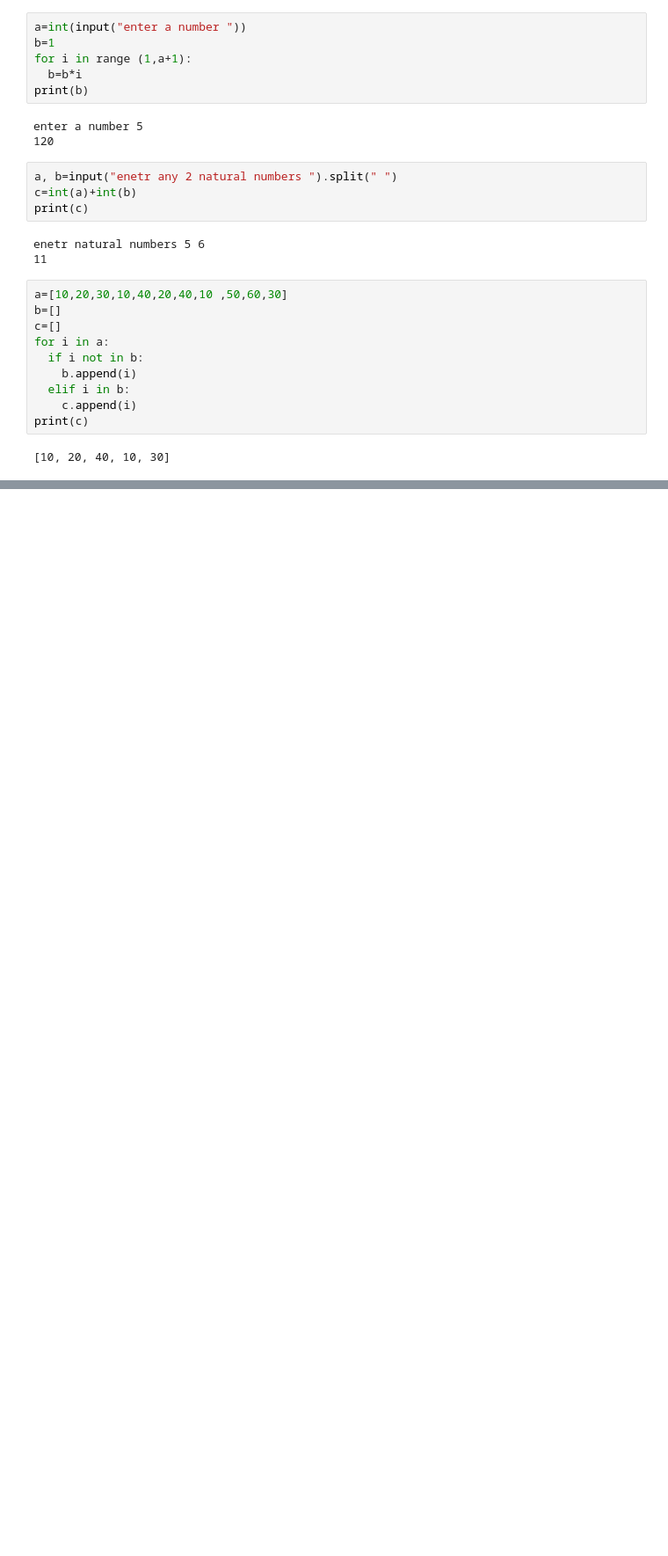
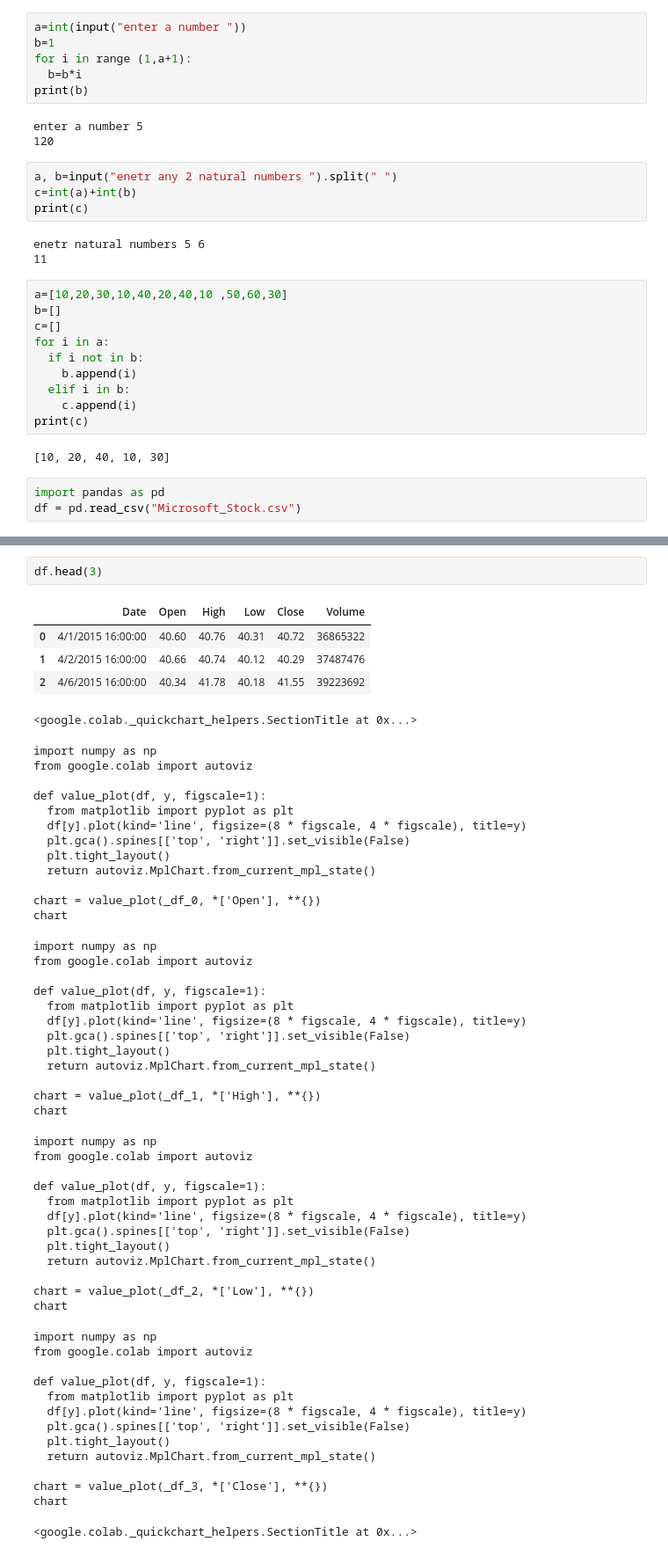
Before and after one commit to Ayush-jk/Spend-Trends, a Jupyter notebook: Untitled4.ipynb, the cells around one changed output, grey strips where cells are left out. Shown at 88% size. Cells and saved outputs as stored; diff of their text form; blank space fills up the shorter version.

```diff
--- a/Untitled4.ipynb
+++ b/Untitled4.ipynb
@@ -130,3 +130,6 @@ for i in a:
 print(c)
 # %% [output]
 [10, 20, 40, 10, 30]
+# %%
+import pandas as pd
+df = pd.read_csv("Microsoft_Stock.csv")
@@ -132,0 +165,57 @@ print(c)
+# %%
+df.head(3)
+# %% [output]
+|  | Date | Open | High | Low | Close | Volume |
+| 0 | 4/1/2015 16:00:00 | 40.60 | 40.76 | 40.31 | 40.72 | 36865322 |
+| 1 | 4/2/2015 16:00:00 | 40.66 | 40.74 | 40.12 | 40.29 | 37487476 |
+| 2 | 4/6/2015 16:00:00 | 40.34 | 41.78 | 40.18 | 41.55 | 39223692 |
+<google.colab._quickchart_helpers.SectionTitle at 0x...>
+import numpy as np
+from google.colab import autoviz
+
+def value_plot(df, y, figscale=1):
+  from matplotlib import pyplot as plt
+  df[y].plot(kind='line', figsize=(8 * figscale, 4 * figscale), title=y)
+  plt.gca().spines[['top', 'right']].set_visible(False)
+  plt.tight_layout()
+  return autoviz.MplChart.from_current_mpl_state()
+
+chart = value_plot(_df_0, *['Open'], **{})
+chart
+import numpy as np
+from google.colab import autoviz
+
+def value_plot(df, y, figscale=1):
+  from matplotlib import pyplot as plt
+  df[y].plot(kind='line', figsize=(8 * figscale, 4 * figscale), title=y)
+  plt.gca().spines[['top', 'right']].set_visible(False)
+  plt.tight_layout()
+  return autoviz.MplChart.from_current_mpl_state()
+
+chart = value_plot(_df_1, *['High'], **{})
+chart
+import numpy as np
+from google.colab import autoviz
+
+def value_plot(df, y, figscale=1):
+  from matplotlib import pyplot as plt
+  df[y].plot(kind='line', figsize=(8 * figscale, 4 * figscale), title=y)
+  plt.gca().spines[['top', 'right']].set_visible(False)
+  plt.tight_layout()
+  return autoviz.MplChart.from_current_mpl_state()
+
+chart = value_plot(_df_2, *['Low'], **{})
+chart
+import numpy as np
+from google.colab import autoviz
+
+def value_plot(df, y, figscale=1):
+  from matplotlib import pyplot as plt
+  df[y].plot(kind='line', figsize=(8 * figscale, 4 * figscale), title=y)
+  plt.gca().spines[['top', 'right']].set_visible(False)
+  plt.tight_layout()
+  return autoviz.MplChart.from_current_mpl_state()
+
+chart = value_plot(_df_3, *['Close'], **{})
+chart
+<google.colab._quickchart_helpers.SectionTitle at 0x...>
```
Also changed, not shown: parts of 5 cells of this notebook.
